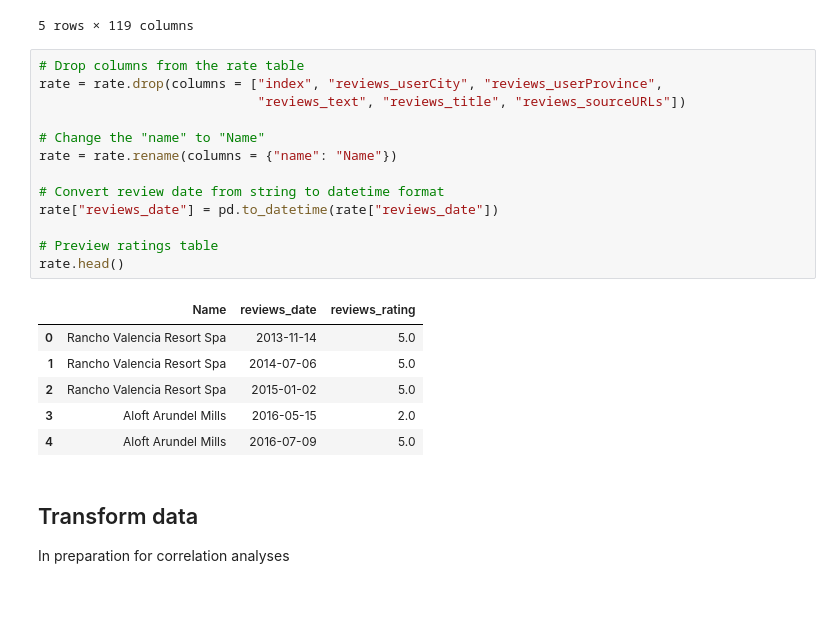
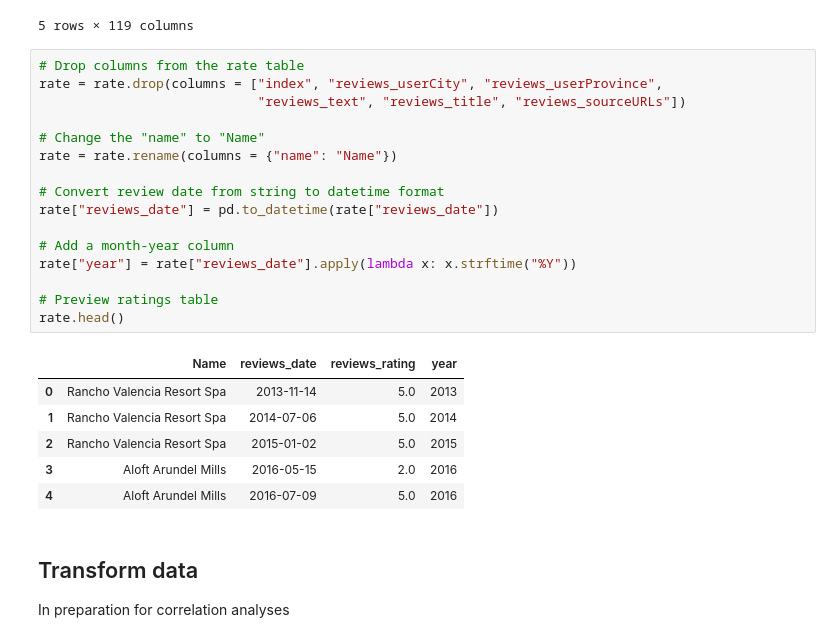
Before and after one commit to janelcv/Hotel_Rating_Analysis, a Jupyter notebook: Hotel_Ratings_Analysis-05.ipynb, the cells around one changed output. Drawn from its saved outputs; the diff is of its cells as text; blank space fills up the shorter version.

```diff
--- a/Hotel_Ratings_Analysis-05.ipynb
+++ b/Hotel_Ratings_Analysis-05.ipynb
@@ -33,23 +33,26 @@ meta.head()
 # %%
 # Drop columns from the rate table
 rate = rate.drop(columns = ["index", "reviews_userCity", "reviews_userProvince",
                             "reviews_text", "reviews_title", "reviews_sourceURLs"])
 
 # Change the "name" to "Name"
 rate = rate.rename(columns = {"name": "Name"})
 
 # Convert review date from string to datetime format
 rate["reviews_date"] = pd.to_datetime(rate["reviews_date"])
 
+# Add a month-year column
+rate["year"] = rate["reviews_date"].apply(lambda x: x.strftime("%Y"))
+
 # Preview ratings table
 rate.head()
 # %% [output]
-|  | Name | reviews_date | reviews_rating |
-| 0 | Rancho Valencia Resort Spa | 2013-11-14 | 5.0 |
-| 1 | Rancho Valencia Resort Spa | 2014-07-06 | 5.0 |
-| 2 | Rancho Valencia Resort Spa | 2015-01-02 | 5.0 |
-| 3 | Aloft Arundel Mills | 2016-05-15 | 2.0 |
-| 4 | Aloft Arundel Mills | 2016-07-09 | 5.0 |
+|  | Name | reviews_date | reviews_rating | year |
+| 0 | Rancho Valencia Resort Spa | 2013-11-14 | 5.0 | 2013 |
+| 1 | Rancho Valencia Resort Spa | 2014-07-06 | 5.0 | 2014 |
+| 2 | Rancho Valencia Resort Spa | 2015-01-02 | 5.0 | 2015 |
+| 3 | Aloft Arundel Mills | 2016-05-15 | 2.0 | 2016 |
+| 4 | Aloft Arundel Mills | 2016-07-09 | 5.0 | 2016 |
 # %% [markdown]
 ## Transform data
 In preparation for correlation analyses
```
Also changed, not shown: parts of 27 cells of this notebook, 1 other file.
